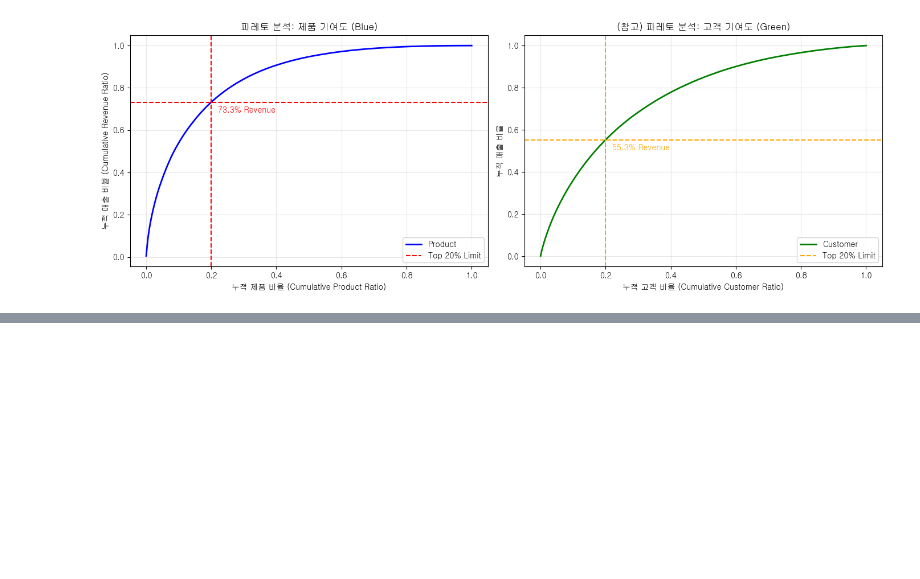
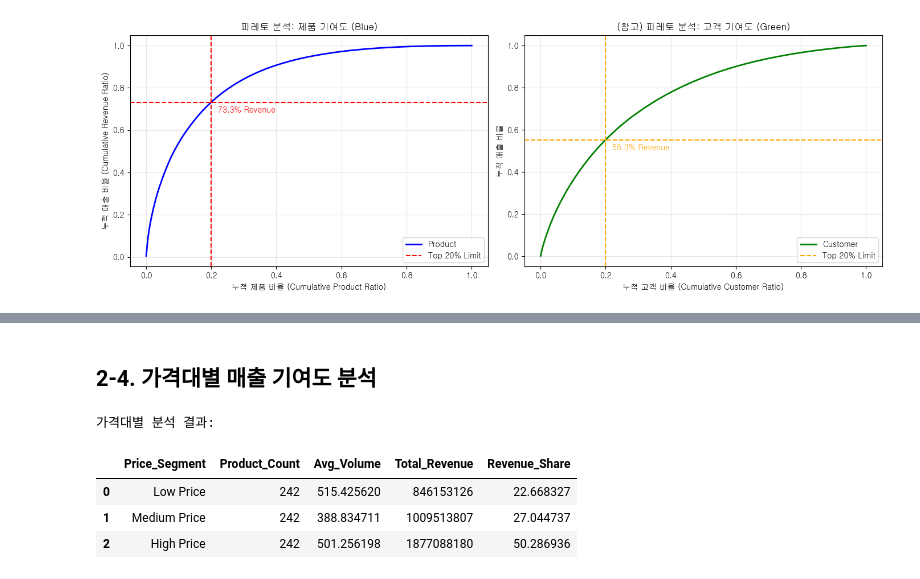
Before and after one commit to sohson/hipython, a Jupyter notebook: 45. Wallmart 데이터.ipynb, the cells around one changed output, grey strips where cells are left out. Cells and saved outputs as stored; diff of their text form; code cells hidden in the pictures; blank space fills up the shorter version.

```diff
--- a/45. Wallmart 데이터.ipynb
+++ b/45. Wallmart 데이터.ipynb
@@ -293,0 +356,31 @@ plt.show()
+# %% [markdown]
+## 2-4. 가격대별 매출 기여도 분석
+# %%
+# 가격을 3개 구간(Low, Medium, High)으로 나눔 (Quantile 기반)
+product_positioning['Price_Segment'] = pd.qcut(
+    product_positioning['Avg_Price'],
+    q=3,
+    labels=['Low Price', 'Medium Price', 'High Price']
+)
+
+# 세그먼트별 매출 집계
+segment_analysis = product_positioning.groupby('Price_Segment').agg(
+    Product_Count=('Product_ID', 'count'),
+    Avg_Volume=('Sales_Volume', 'mean'),
+    Total_Revenue=('Total_Revenue', 'sum')
+).reset_index()
+
+# 매출 비중(%) 계산
+segment_analysis['Revenue_Share'] = (
+    segment_analysis['Total_Revenue'] / segment_analysis['Total_Revenue'].sum() * 100
+)
+
+# 결과 출력
+print("가격대별 분석 결과:")
+display(segment_analysis)
+# %% [output]
+가격대별 분석 결과:
+|  | Price_Segment | Product_Count | Avg_Volume | Total_Revenue | Revenue_Share |
+| 0 | Low Price | 242 | 515.425620 | 846153126 | 22.668327 |
+| 1 | Medium Price | 242 | 388.834711 | 1009513807 | 27.044737 |
+| 2 | High Price | 242 | 501.256198 | 1877088180 | 50.286936 |
```
Also changed, not shown: parts of 17 cells of this notebook, 1 other file.
